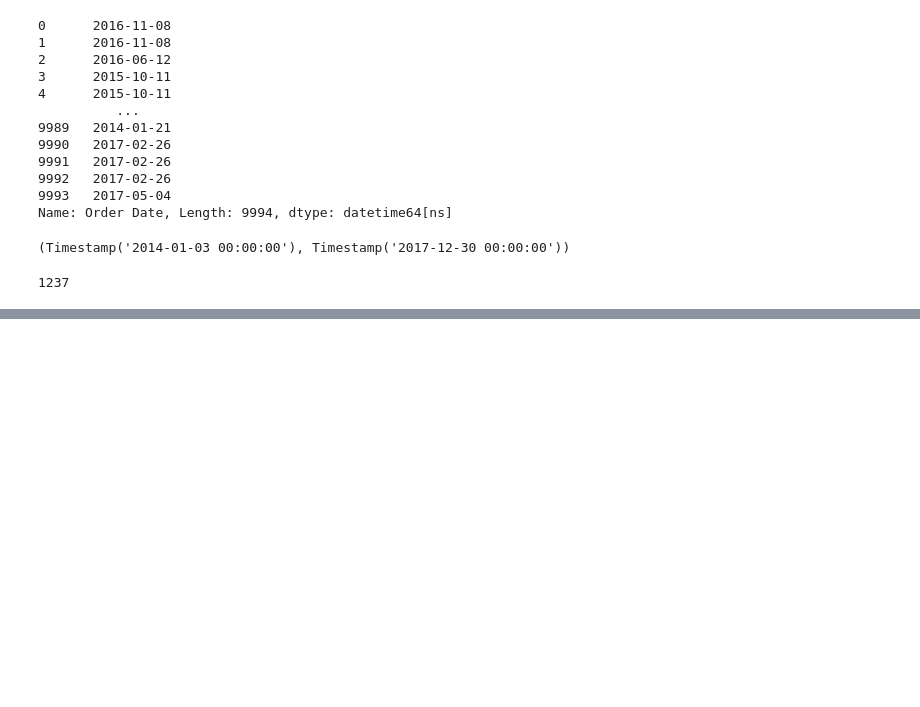
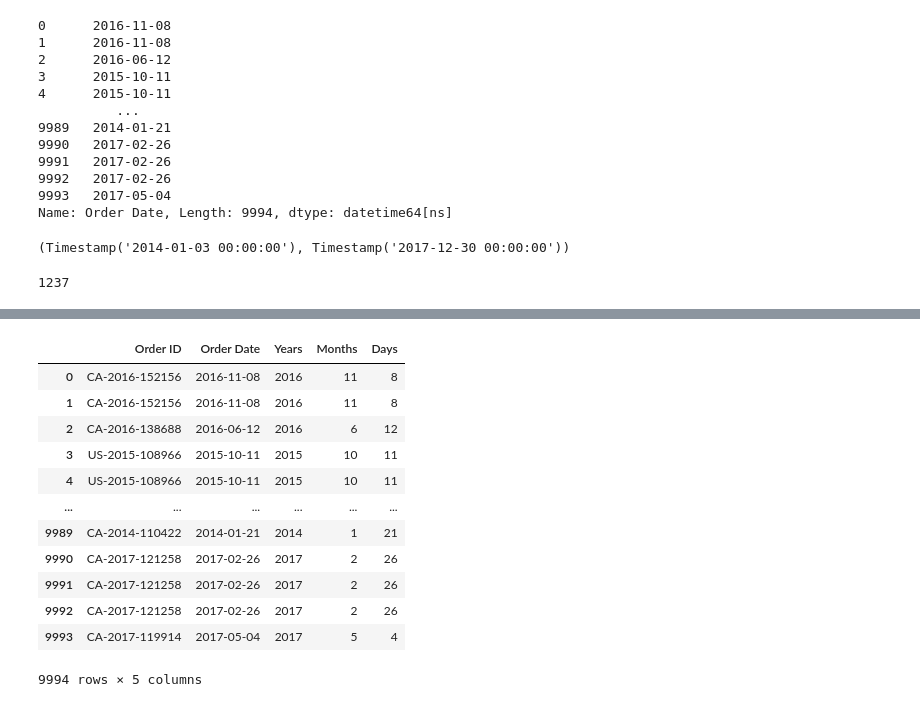
Before and after one commit to nittayac/DFEDATA6-EX1, a Jupyter notebook: 04Time Series Analysis.ipynb, the cells around one changed output, grey strips where cells are left out. Cells and saved outputs as stored; diff of their text form; code cells hidden in the pictures; blank space fills up the shorter version.

```diff
--- a/04Time Series Analysis.ipynb
+++ b/04Time Series Analysis.ipynb
@@ -49,6 +52,7 @@ Successfully installed xlrd-2.0.1
 # %%
 import pandas as pd
-data = pd.read_excel('superstore.xls')
+#data = pd.read_excel('superstore.xls')
+data = pd.read_excel('https://github.com/a-forty-two/diamler_17_jan/blob/main/Sample-Superstore.xls?raw=true')
 # %%
 data.head()
 # %% [output]
@@ -178,3 +182,26 @@ df['Order Date'].value_counts().count()
 # 4 years X 365.25 days = 1461 (expected)
 # reality-> 1237 entries!
 # Missing values= 1461 - 1237 = 224
+# %%
+import datetime
+data['Order Date']
+for i in data['Order Date']:
+  i = str(i)
+  i =i[0:10]
+  #print(i) dyear = datetime.datetime.strptime(str(i), "%Y-%m-%d")
+  #print(dt1.year,dt1.month,dt1.day)
+# %%
+import datetime
+df = data [['Order ID','Order Date']]
+lsOrder = []
+for index, row in df.iterrows():
+    #print(row['Order ID'], row['Order Date'])
+    i = str(row['Order Date'])[0:10]
+    #print(i)
+    dt1 = datetime.datetime.strptime(str(i), "%Y-%m-%d")
+    lsOrder.append([row['Order ID'], row['Order Date'],dt1.year,dt1.month,dt1.day])
+#print(lsOrder)
+
+df = pd.DataFrame(lsOrder, columns= ['Order ID','Order Date','Years','Months','Days'])
+df
+# %% [output]
@@ -180,0 +209,13 @@ df['Order Date'].value_counts().count()
+|  | Order ID | Order Date | Years | Months | Days |
+| 0 | CA-2016-152156 | 2016-11-08 | 2016 | 11 | 8 |
+| 1 | CA-2016-152156 | 2016-11-08 | 2016 | 11 | 8 |
+| 2 | CA-2016-138688 | 2016-06-12 | 2016 | 6 | 12 |
+| 3 | US-2015-108966 | 2015-10-11 | 2015 | 10 | 11 |
+| 4 | US-2015-108966 | 2015-10-11 | 2015 | 10 | 11 |
+| ... | ... | ... | ... | ... | ... |
+| 9989 | CA-2014-110422 | 2014-01-21 | 2014 | 1 | 21 |
+| 9990 | CA-2017-121258 | 2017-02-26 | 2017 | 2 | 26 |
+| 9991 | CA-2017-121258 | 2017-02-26 | 2017 | 2 | 26 |
+| 9992 | CA-2017-121258 | 2017-02-26 | 2017 | 2 | 26 |
+| 9993 | CA-2017-119914 | 2017-05-04 | 2017 | 5 | 4 |
+9994 rows × 5 columns
```
Also changed, not shown: parts of 3 cells of this notebook.
